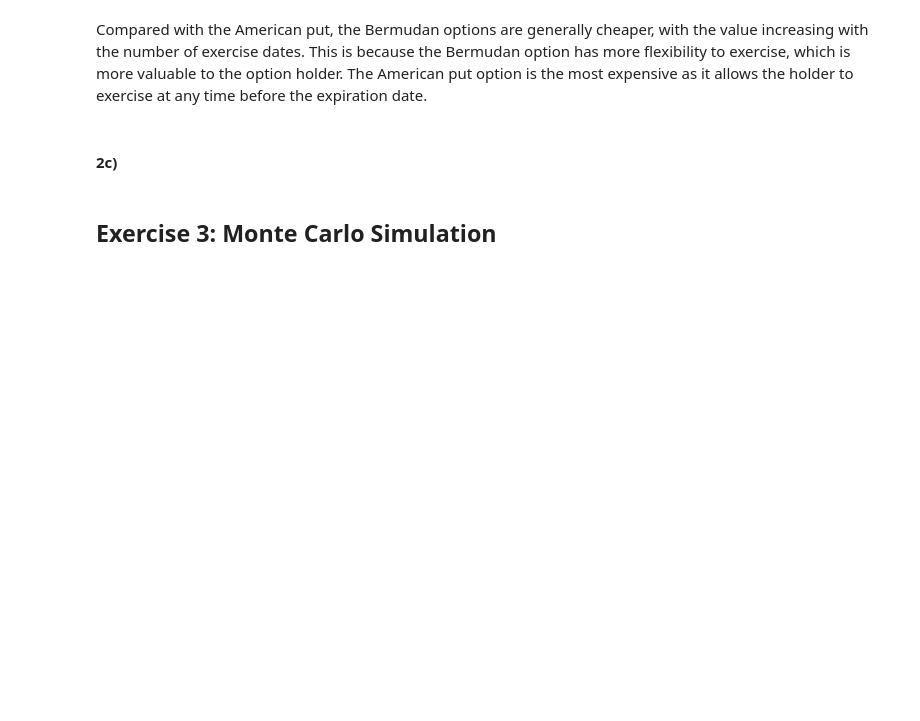
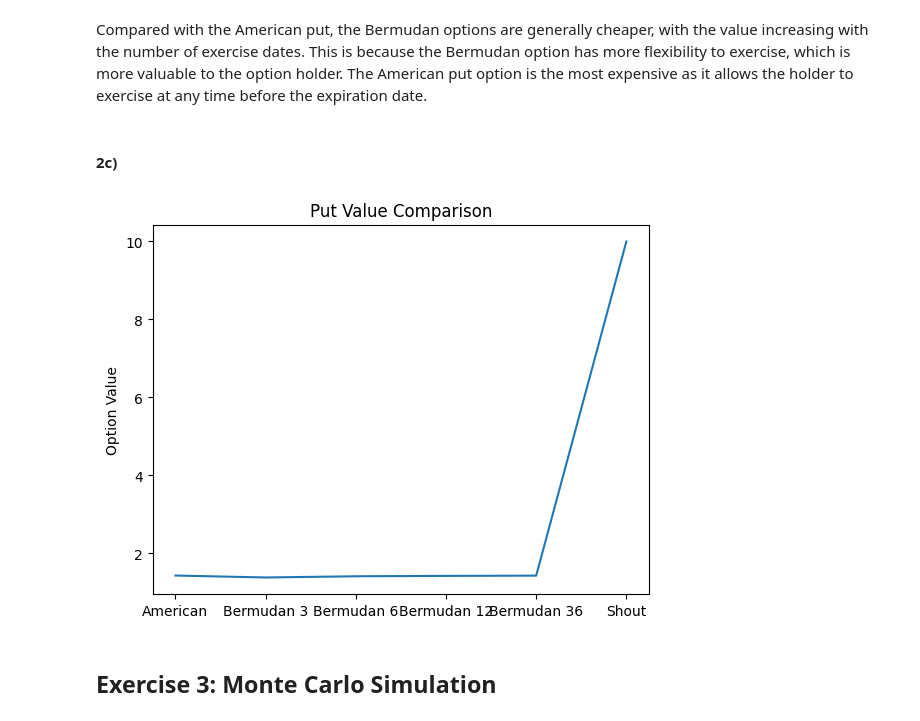
Before and after one commit to andreist3fan/ovmHW2, a Jupyter notebook: jupyter/homework.ipynb, the cells around one changed output. Saved outputs shown, nothing was run; the diff lists cells and outputs as text; code cells hidden in the pictures; blank space fills up the shorter version.

```diff
--- a/jupyter/homework.ipynb
+++ b/jupyter/homework.ipynb
@@ -458,3 +533,26 @@ Compared with the American put, the Bermudan options are generally cheaper, with
+# %%
+S0=9
+T = 1
+r = 0.06
+sigma = 0.3
+E = 10
+M = 1000
+
+american_put = binomial_method_american_put(S0, E, r, T, sigma, M)[0]
+bermudan_put_3 = binomial_method_bermudan_put(S0, E, r, T, sigma, M, num_exercise_dates=3)[0]
+bermudan_put_6 = binomial_method_bermudan_put(S0, E, r, T, sigma, M, num_exercise_dates=6)[0]
+bermudan_put_12 = binomial_method_bermudan_put(S0, E, r, T, sigma, M, num_exercise_dates=12)[0]
+bermudan_put_36 = binomial_method_bermudan_put(S0, E, r, T, sigma, M, num_exercise_dates=36)[0]
+shout_put  = binomial_method_shout_put(S0, E, r, T, sigma, M)[0]
+
+plt.plot([american_put,bermudan_put_3,bermudan_put_6,bermudan_put_12,bermudan_put_36, shout_put])
+plt.xticks([0,1,2,3,4,5],['American','Bermudan 3','Bermudan 6','Bermudan 12','Bermudan 36', 'Shout'])
+plt.ylabel('Option Value')
+plt.title('Put Value Comparison')
+# plt.ylim(1.35,1.48)
+plt.show()
+# %% [output]
+[figure, added]
 # %% [markdown]
 ## Exercise 3: Monte Carlo Simulation
 # %% [markdown]
```
Also changed, not shown: parts of 4 cells of this notebook, 1 other file.
